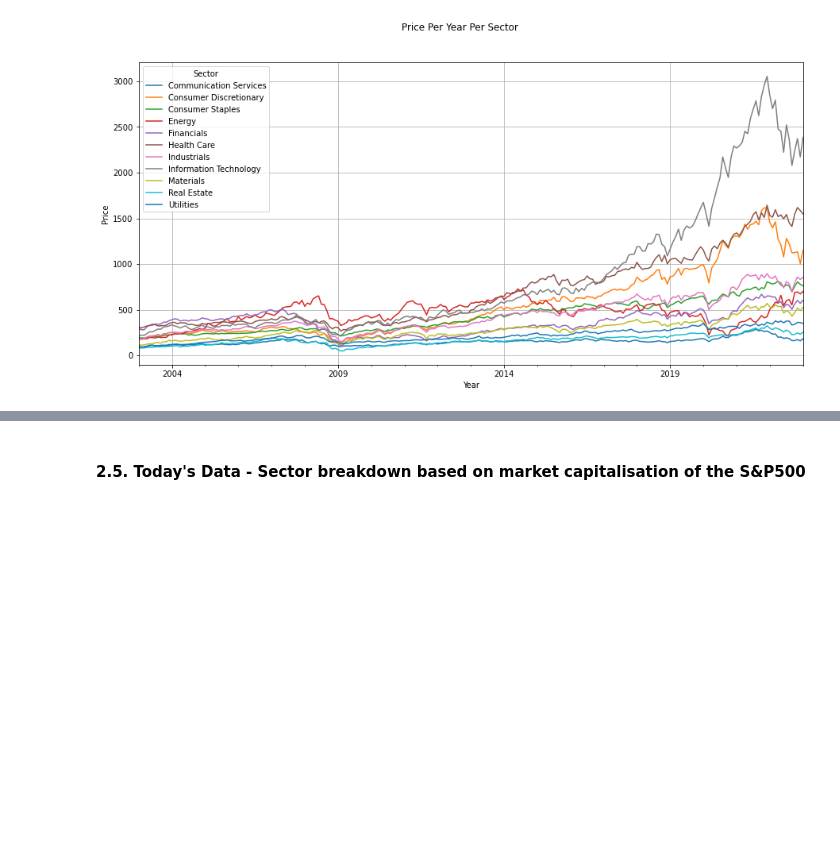
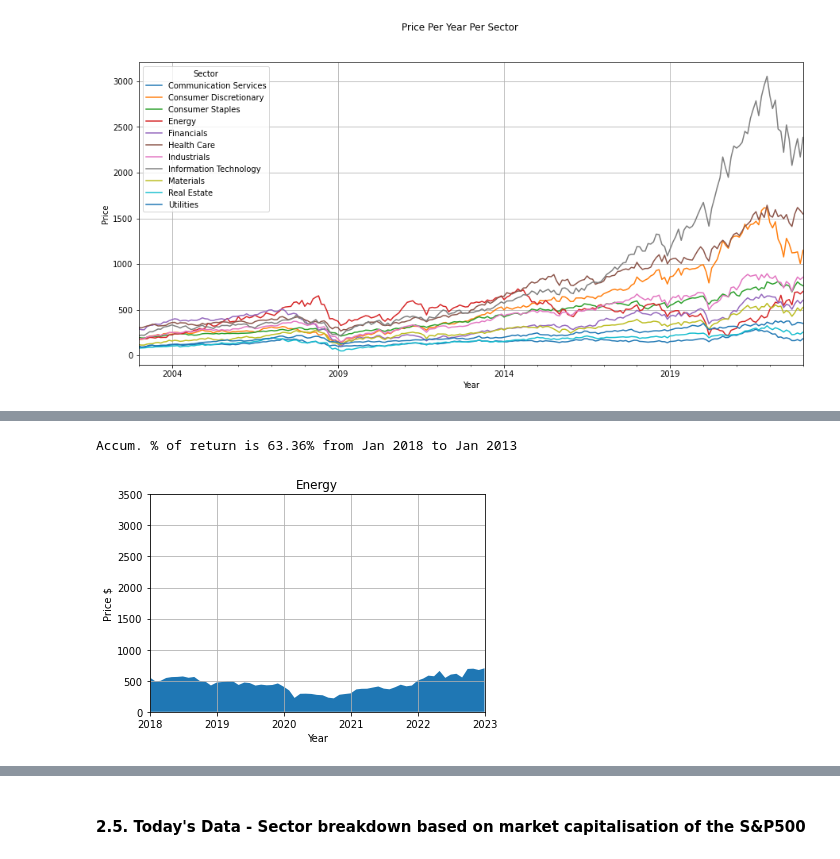
Before and after one commit to rocklurva/Mini-Project-1, a Jupyter notebook: main.ipynb, the cells around one changed output, grey strips where cells are left out. Cells and saved outputs as stored; diff of their text form; code cells hidden in the pictures; blank space fills up the shorter version.

```diff
--- a/main.ipynb
+++ b/main.ipynb
@@ -343,0 +389,20 @@ Text(0, 0.5, 'Price')
+# %%
+# energy
+
+energy = clean_sectors_index_df.loc[clean_sectors_index_df["Sector"] == "Energy"]
+energy_filtered = energy[(energy['Date'] >= start_date) & (energy['Date'] <= end_date)]
+energy_return = energy_filtered["Change %"].sum() * 100
+
+print(f"Accum. % of return is {'{0:.2f}%'.format(energy_return)} from Jan 2018 to Jan 2013")
+
+plt.fill_between(energy_filtered["Date"] , energy_filtered["Price"])
+plt.grid ()
+plt.xlabel ("Year")
+plt.ylabel ("Price $")
+plt.xlim(energy_filtered["Date"].min(), energy_filtered["Date"].max())
+plt.ylim(0, 3500)
+plt.title("Energy")
+plt.show()
+# %% [output]
+Accum. % of return is 63.36% from Jan 2018 to Jan 2013
+[figure, added]
```
Also changed, not shown: parts of 11 cells of this notebook.
